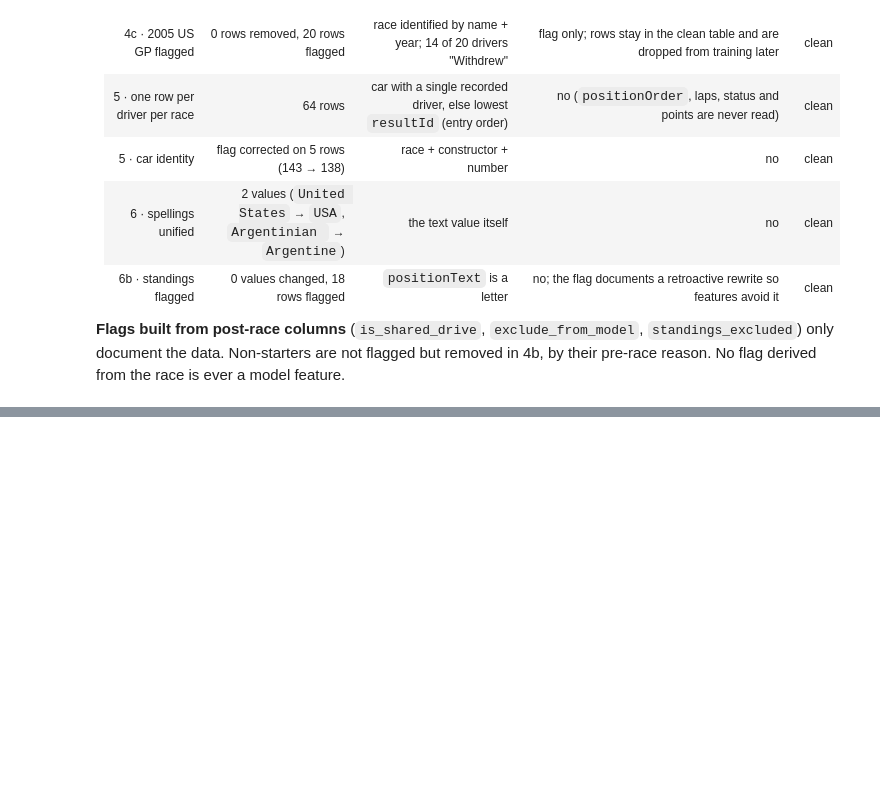
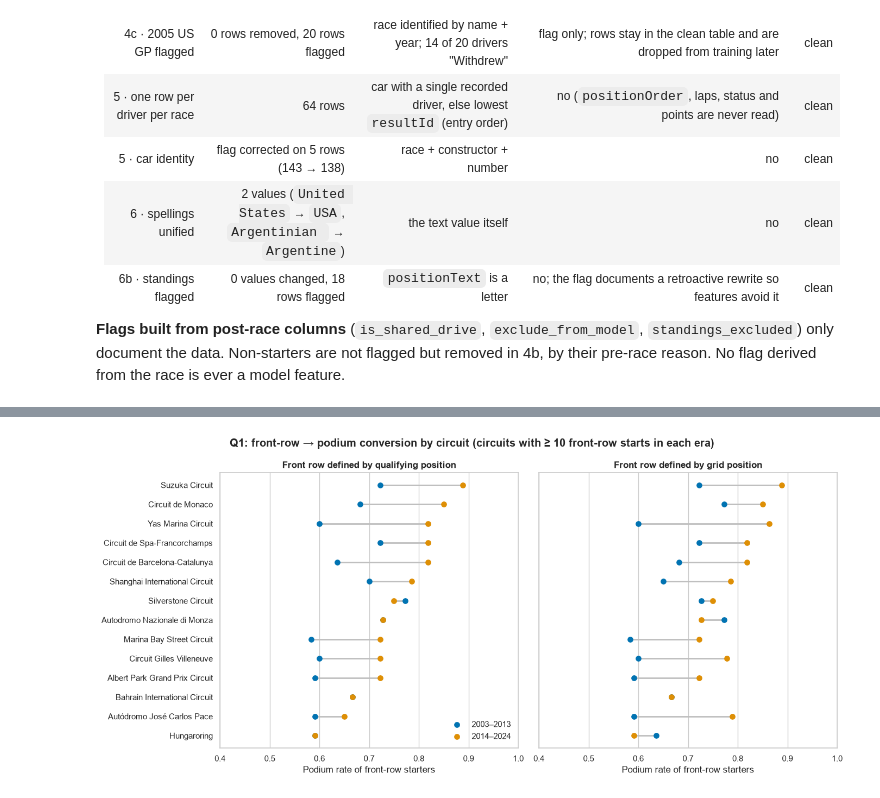
Before and after one commit to OmarOsama55/ACL_F1, a Jupyter notebook: notebooks/01_data_cleaning_audit.ipynb, the cells around one changed output, grey strips where cells are left out. Saved outputs shown, nothing was run; the diff lists cells and outputs as text; code cells hidden in the pictures; blank space fills up the shorter version.

```diff
--- a/notebooks/01_data_cleaning_audit.ipynb
+++ b/notebooks/01_data_cleaning_audit.ipynb
@@ -2636,0 +2774,24 @@ Leakage in cleaning means a row being kept, dropped or changed because of the ra
+# %%
+# ── 9. Q1 · plot: conversion rate per circuit, before vs from 2014, qualifying and grid side by side ─
+order = stable["qualifying"].sort_values(f"rate {ERAS[1]}").index
+pal = sns.color_palette("colorblind")
+fig, axes = plt.subplots(1, 2, figsize=(14, 6.5), sharey=True)
+for ax, k in zip(axes, ["qualifying", "grid"]):
+    w = stable[k].reindex(order)
+    y = np.arange(len(w))
+    a, b = w[f"rate {ERAS[0]}"].astype(float), w[f"rate {ERAS[1]}"].astype(float)
+    ax.hlines(y, np.minimum(a, b), np.maximum(a, b), color="0.75", linewidth=2)
+    ax.scatter(a, y, color=pal[0], s=45, label=ERAS[0], zorder=3)
+    ax.scatter(b, y, color=pal[1], s=45, label=ERAS[1], zorder=3)
+    ax.set_yticks(y, w.index)
+    ax.set_xlim(0.4, 1.0)
+    ax.set_xlabel("Podium rate of front-row starters")
+    ax.set_title(f"Front row defined by {k} position")
+    ax.grid(axis="y", visible=False)
+axes[0].legend(loc="lower right", frameon=False)
+fig.suptitle(f"Q1: front-row → podium conversion by circuit (circuits with ≥ {MIN_STARTS} front-row starts in each era)",
+             fontweight="bold")
+plt.tight_layout()
+plt.show()
+# %% [output]
+[figure, added]
```
Also changed, not shown: parts of 17 cells of this notebook.
